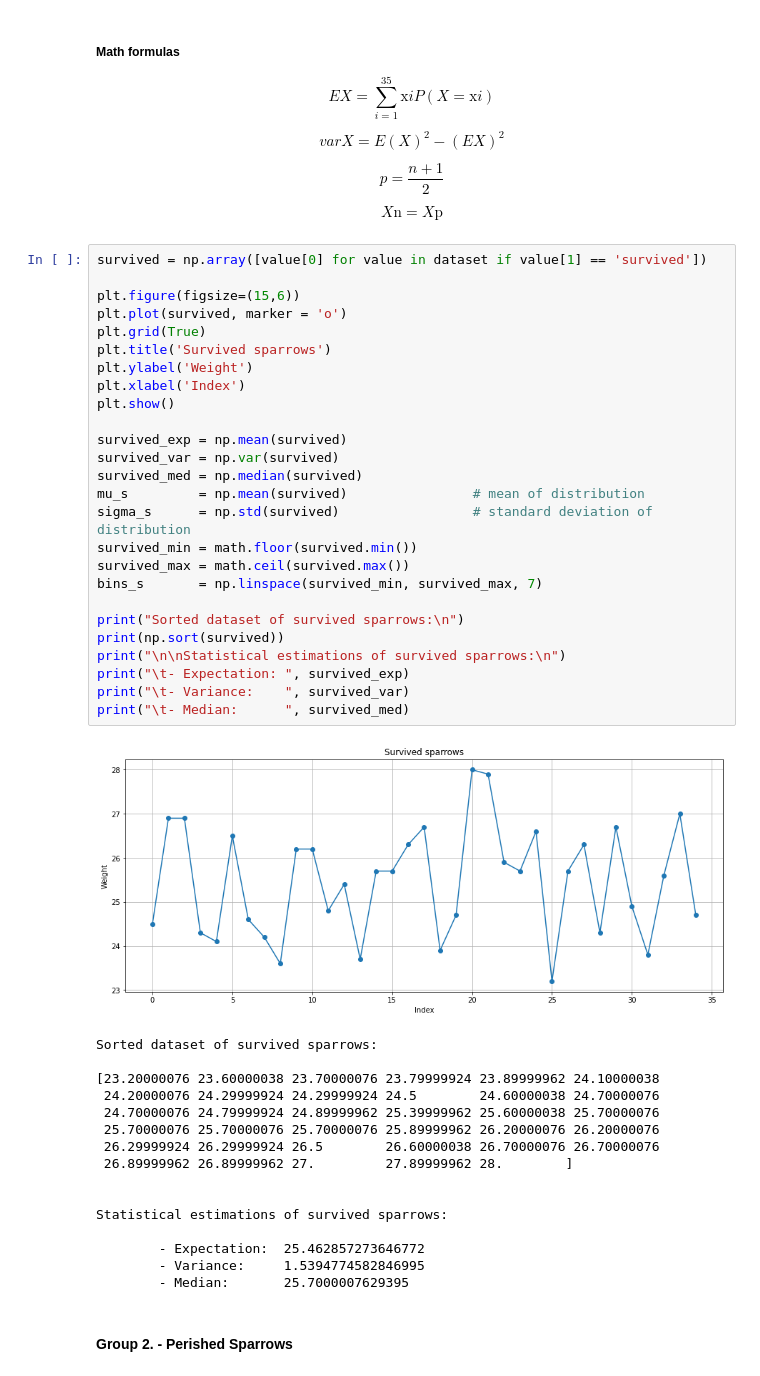
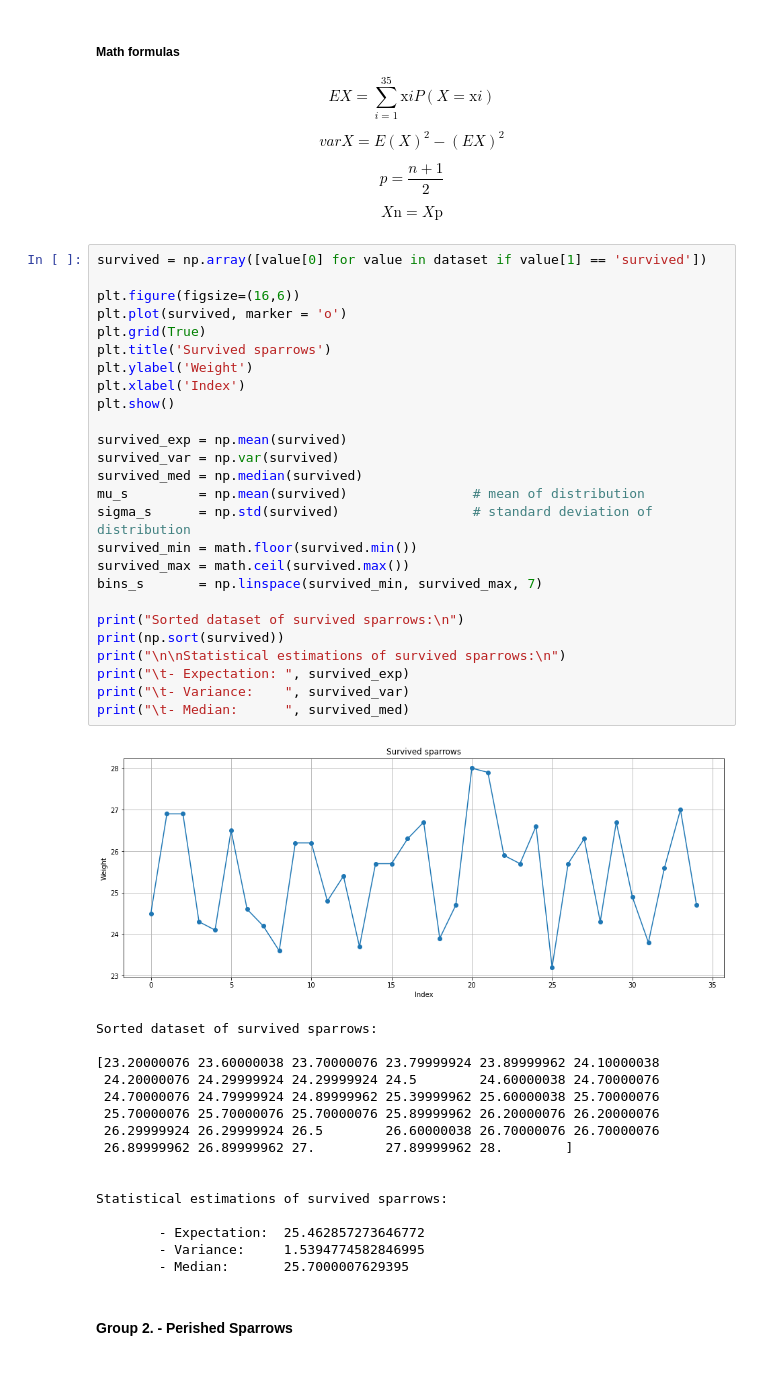
Before and after one commit to mihino89/CTU-STU, a Jupyter notebook: BIE-PST-HW/BIE-PST.ipynb, the cells around one changed output. Cells and saved outputs as stored; diff of their text form.

```diff
--- a/BIE-PST-HW/BIE-PST.ipynb
+++ b/BIE-PST-HW/BIE-PST.ipynb
@@ -44,31 +44,31 @@ $$ X\mathrm{n} = X\mathrm{p} $$
 # %%
 survived = np.array([value[0] for value in dataset if value[1] == 'survived'])
 
-plt.figure(figsize=(15,6))
+plt.figure(figsize=(16,6))
 plt.plot(survived, marker = 'o')
 plt.grid(True)
 plt.title('Survived sparrows')
 plt.ylabel('Weight')
 plt.xlabel('Index')
 plt.show()
 
 survived_exp = np.mean(survived)
 survived_var = np.var(survived)
 survived_med = np.median(survived)
 mu_s         = np.mean(survived)                # mean of distribution
 sigma_s      = np.std(survived)                 # standard deviation of distribution
 survived_min = math.floor(survived.min())
 survived_max = math.ceil(survived.max())
 bins_s       = np.linspace(survived_min, survived_max, 7)
 
 print("Sorted dataset of survived sparrows:\n")
 print(np.sort(survived))
 print("\n\nStatistical estimations of survived sparrows:\n")
 print("\t- Expectation: ", survived_exp)
 print("\t- Variance:    ", survived_var)
 print("\t- Median:      ", survived_med)
 # %% [output]
-[figure, old version]
+[figure, new version]
 Sorted dataset of survived sparrows:
 
 [23.20000076 23.60000038 23.70000076 23.79999924 23.89999962 24.10000038
```
Also changed, not shown: parts of 24 cells of this notebook.
